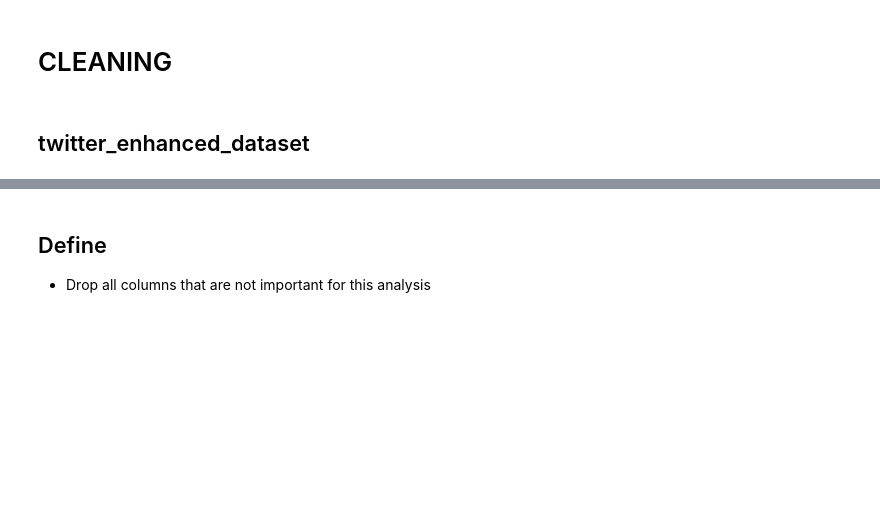
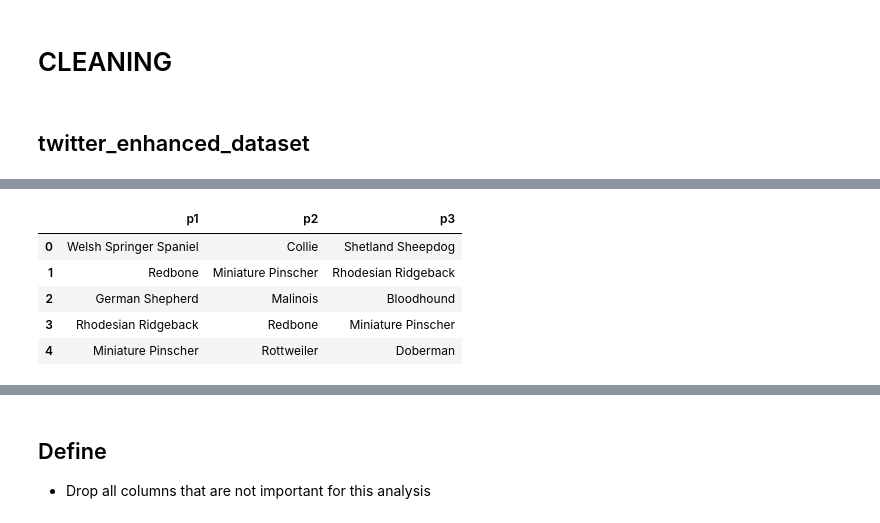
Before and after one commit to danielmuthama/Udacity-Wrangle-and-Analyse-Twitter-WeRateDogs-Dataset, a Jupyter notebook: wrangle_act.ipynb, the cells around one changed output, grey strips where cells are left out. Cells and saved outputs as stored; diff of their text form; code cells hidden in the pictures; blank space fills up the shorter version.

```diff
--- a/wrangle_act.ipynb
+++ b/wrangle_act.ipynb
@@ -523,0 +565,10 @@ twitter_api_cleaning=twitter_api.copy()
+# %%
+# Confirm changes
+image_prediction_cleaning[['p1','p2','p3']].head()
+# %% [output]
+|  | p1 | p2 | p3 |
+| 0 | Welsh Springer Spaniel | Collie | Shetland Sheepdog |
+| 1 | Redbone | Miniature Pinscher | Rhodesian Ridgeback |
+| 2 | German Shepherd | Malinois | Bloodhound |
+| 3 | Rhodesian Ridgeback | Redbone | Miniature Pinscher |
+| 4 | Miniature Pinscher | Rottweiler | Doberman |
```
Also changed, not shown: parts of 35 cells of this notebook, 3 other files.
